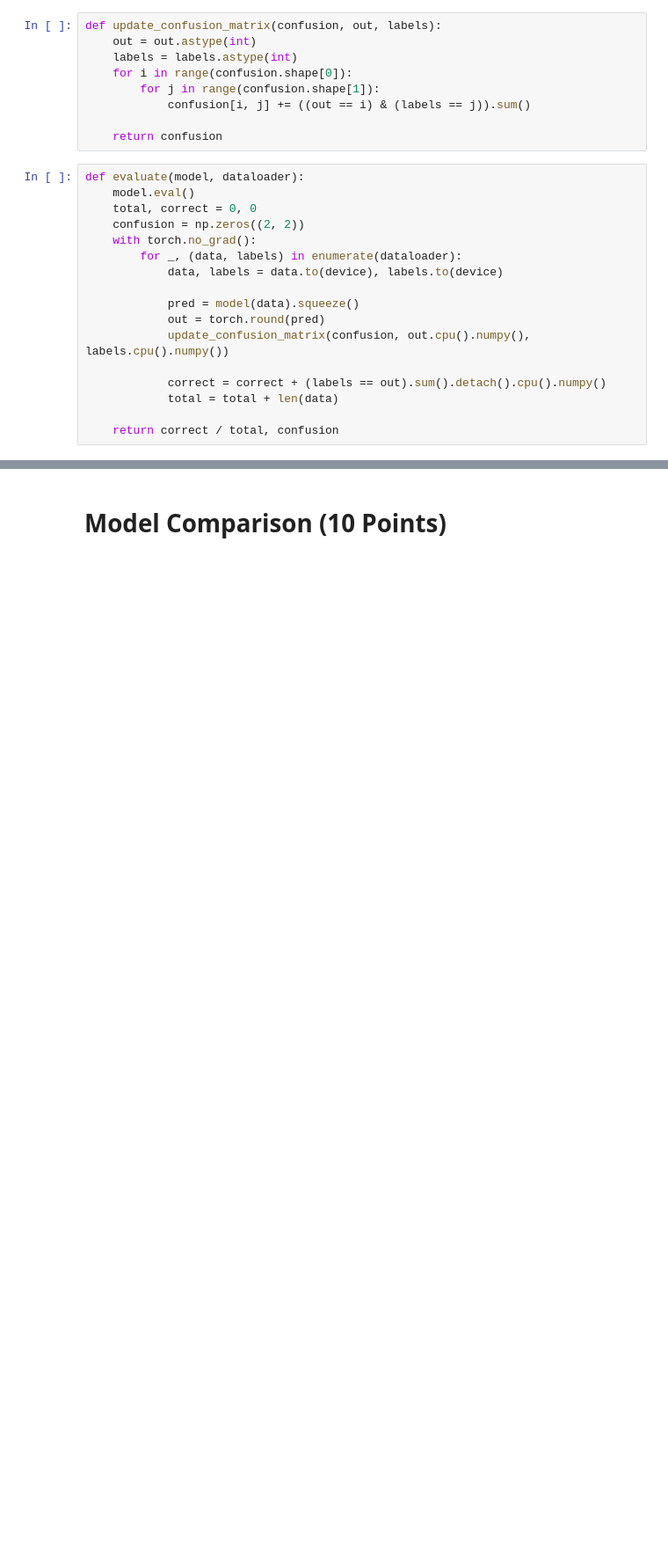
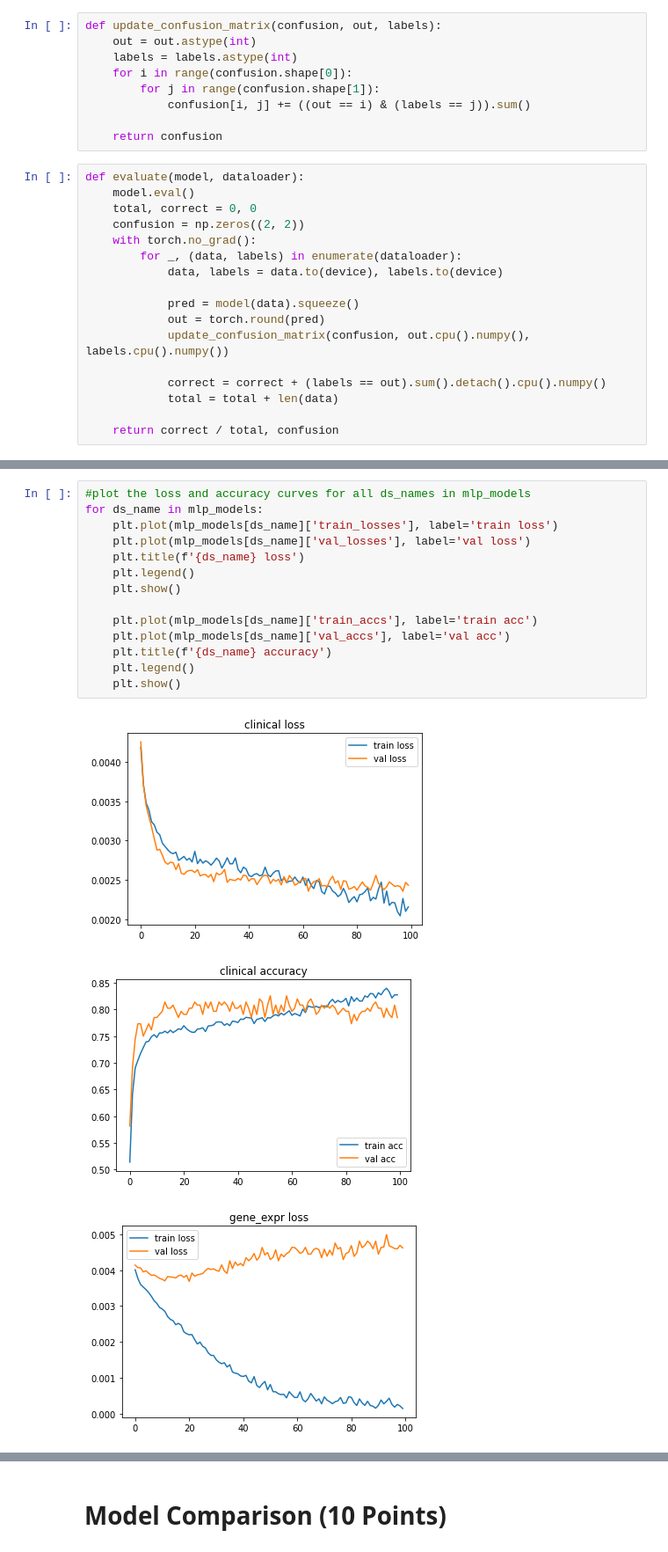
Before and after one commit to soligits/ml-final-project, a Jupyter notebook: ML_Project.ipynb, the cells around one changed output, grey strips where cells are left out. Shown at 88% size. Drawn from its saved outputs; the diff is of its cells as text; blank space fills up the shorter version.

```diff
--- a/ML_Project.ipynb
+++ b/ML_Project.ipynb
@@ -633,0 +640,18 @@ print(precision(conf))
+# %%
+#plot the loss and accuracy curves for all ds_names in mlp_models
+for ds_name in mlp_models:
+    plt.plot(mlp_models[ds_name]['train_losses'], label='train loss')
+    plt.plot(mlp_models[ds_name]['val_losses'], label='val loss')
+    plt.title(f'{ds_name} loss')
+    plt.legend()
+    plt.show()
+
+    plt.plot(mlp_models[ds_name]['train_accs'], label='train acc')
+    plt.plot(mlp_models[ds_name]['val_accs'], label='val acc')
+    plt.title(f'{ds_name} accuracy')
+    plt.legend()
+    plt.show()
+# %% [output]
+[figure, added]
+[figure, added]
+[figure, added]
```
Also changed, not shown: parts of 11 cells of this notebook.
